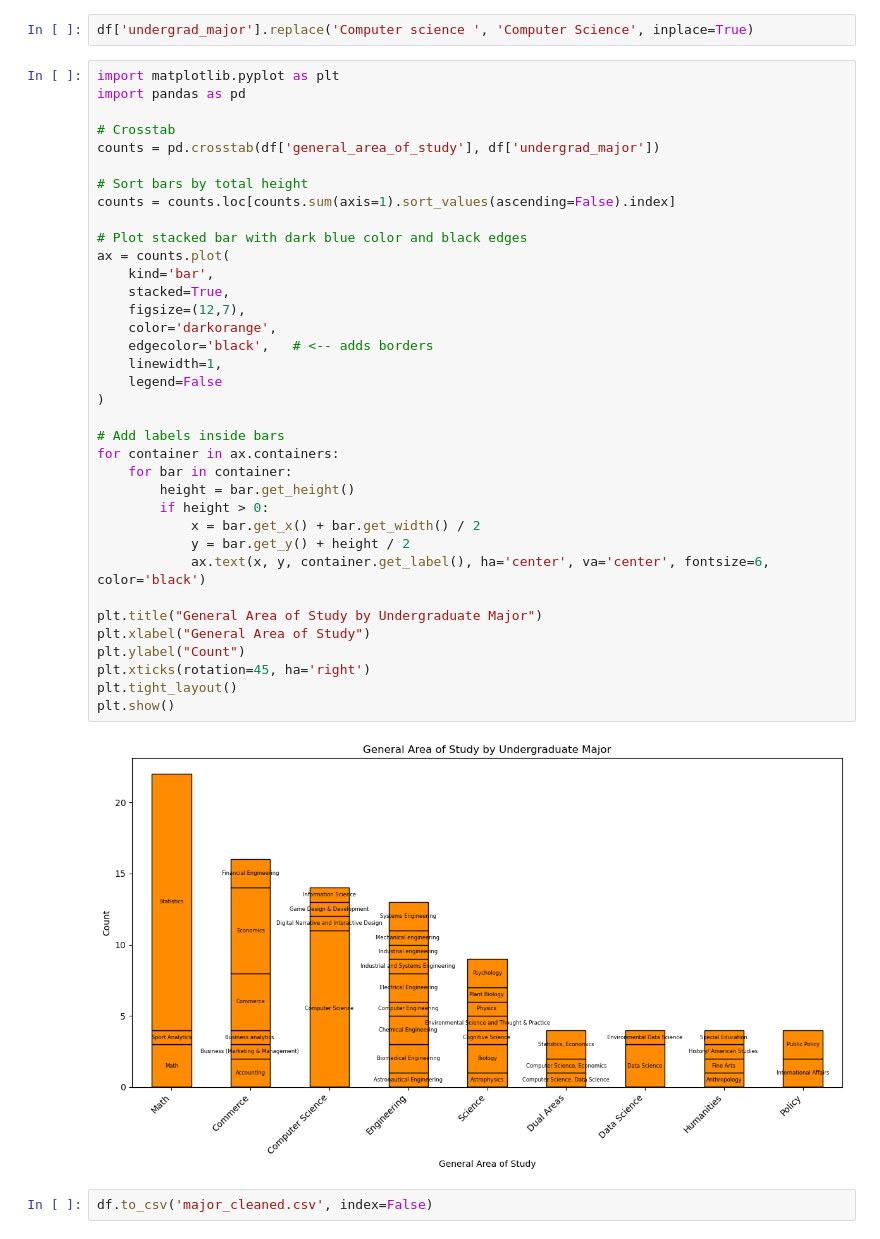
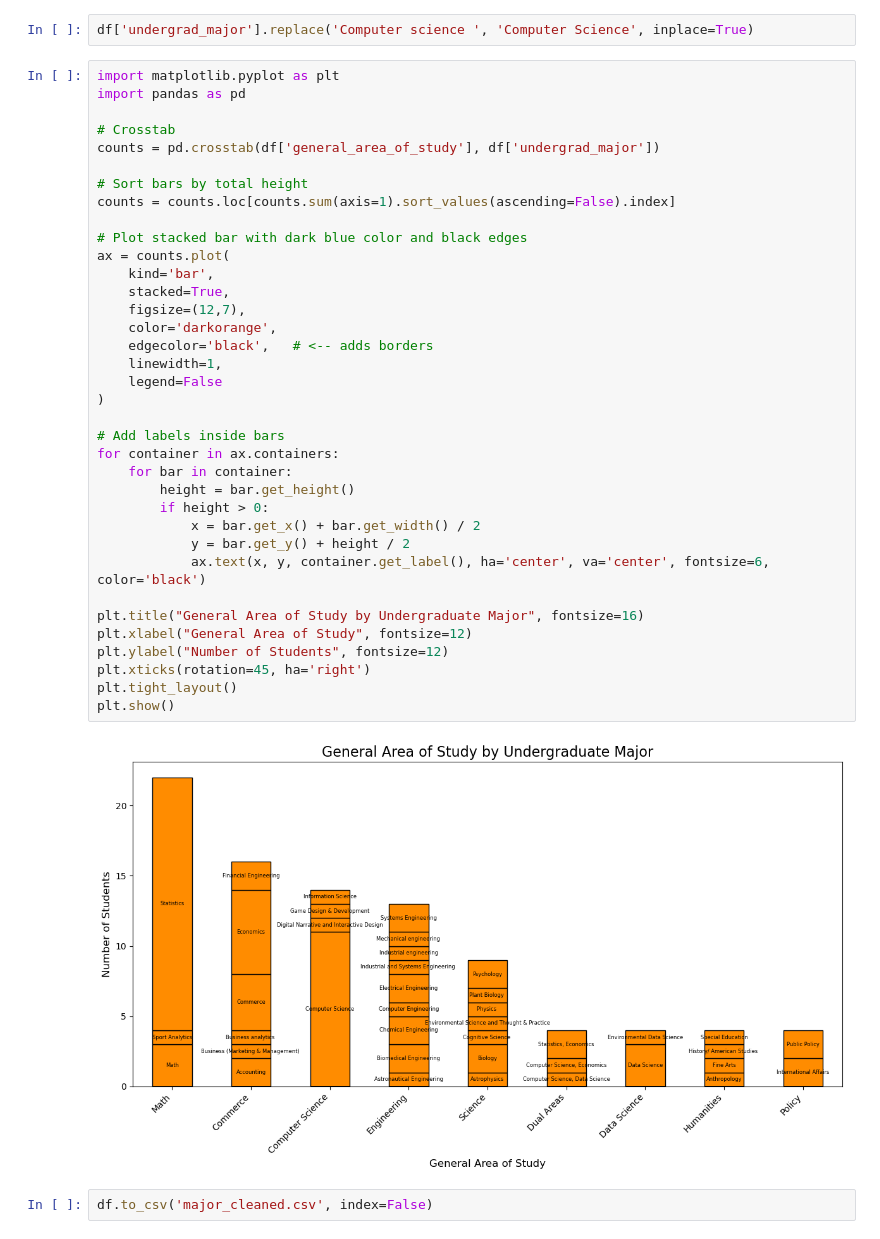
Before and after one commit to rde6mn/Machine-Learning-1, a Jupyter notebook: Homework 1/datacleaning.ipynb, the cells around one changed output. Saved outputs shown, nothing was run; the diff lists cells and outputs as text.

```diff
--- a/Homework 1/datacleaning.ipynb
+++ b/Homework 1/datacleaning.ipynb
@@ -68,37 +68,37 @@ import pandas as pd
 # Crosstab
 counts = pd.crosstab(df['general_area_of_study'], df['undergrad_major'])
 
 # Sort bars by total height
 counts = counts.loc[counts.sum(axis=1).sort_values(ascending=False).index]
 
 # Plot stacked bar with dark blue color and black edges
 ax = counts.plot(
     kind='bar',
     stacked=True,
     figsize=(12,7),
     color='darkorange',
     edgecolor='black',   # <-- adds borders
     linewidth=1,
     legend=False
 )
 
 # Add labels inside bars
 for container in ax.containers:
     for bar in container:
         height = bar.get_height()
         if height > 0:
             x = bar.get_x() + bar.get_width() / 2
             y = bar.get_y() + height / 2
             ax.text(x, y, container.get_label(), ha='center', va='center', fontsize=6, color='black')
 
-plt.title("General Area of Study by Undergraduate Major")
-plt.xlabel("General Area of Study")
-plt.ylabel("Count")
+plt.title("General Area of Study by Undergraduate Major", fontsize=16)
+plt.xlabel("General Area of Study", fontsize=12)
+plt.ylabel("Number of Students", fontsize=12)
 plt.xticks(rotation=45, ha='right')
 plt.tight_layout()
 plt.show()
 # %% [output]
-[figure, old version]
+[figure, new version]
 # %%
 df.to_csv('major_cleaned.csv', index=False)
 # %%
```
